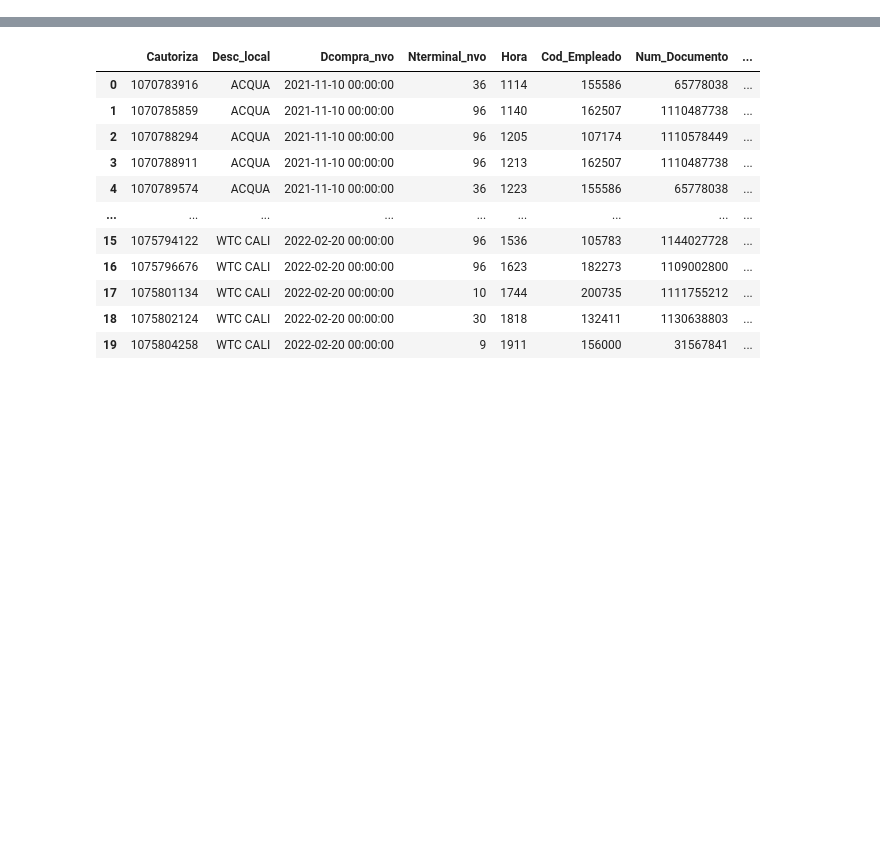
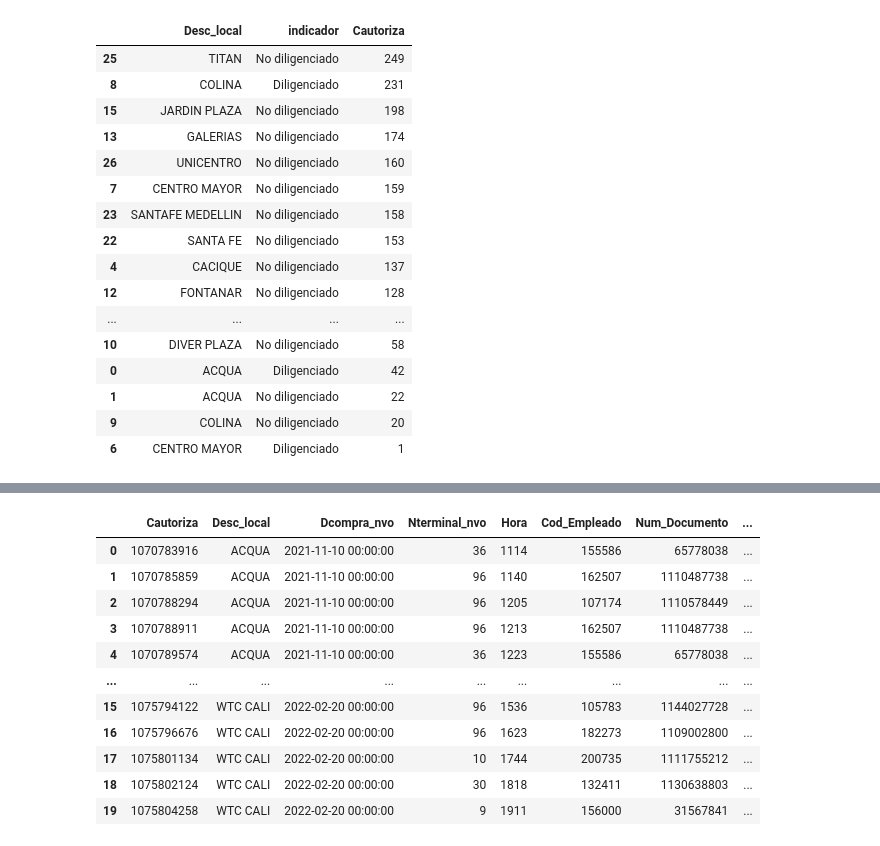
Before and after one commit to maperezrf/nc_santiago, a Jupyter notebook: metodo_unificacion.ipynb, the cells around one changed output, grey strips where cells are left out. Saved outputs shown, nothing was run; the diff lists cells and outputs as text; code cells hidden in the pictures; blank space fills up the shorter version.

```diff
--- a/metodo_unificacion.ipynb
+++ b/metodo_unificacion.ipynb
@@ -31,3 +34,23 @@ alertas_x_hora.loc[(alertas_x_hora["Grabación?"].notna()) & (alertas_x_hora["Cl
 alertas_x_hora.loc[alertas_x_hora["indicador"] != "Diligenciado", "indicador"] = "No diligenciado"
 # %%
 h_x_fig = alertas_x_hora.groupby(["Desc_local","indicador"]).agg({"Cautoriza":"nunique",}).reset_index().sort_values("Cautoriza", ascending=False)
+# %%
+h_x_fig
+# %% [output]
+|  | Desc_local | indicador | Cautoriza |
+| 25 | TITAN | No diligenciado | 249 |
+| 8 | COLINA | Diligenciado | 231 |
+| 15 | JARDIN PLAZA | No diligenciado | 198 |
+| 13 | GALERIAS | No diligenciado | 174 |
+| 26 | UNICENTRO | No diligenciado | 160 |
+| 7 | CENTRO MAYOR | No diligenciado | 159 |
+| 23 | SANTAFE MEDELLIN | No diligenciado | 158 |
+| 22 | SANTA FE | No diligenciado | 153 |
+| 4 | CACIQUE | No diligenciado | 137 |
+| 12 | FONTANAR | No diligenciado | 128 |
+| ... | ... | ... | ... |
+| 10 | DIVER PLAZA | No diligenciado | 58 |
+| 0 | ACQUA | Diligenciado | 42 |
+| 1 | ACQUA | No diligenciado | 22 |
+| 9 | COLINA | No diligenciado | 20 |
+| 6 | CENTRO MAYOR | Diligenciado | 1 |
```
Also changed, not shown: parts of 5 cells of this notebook, 2 other files.
